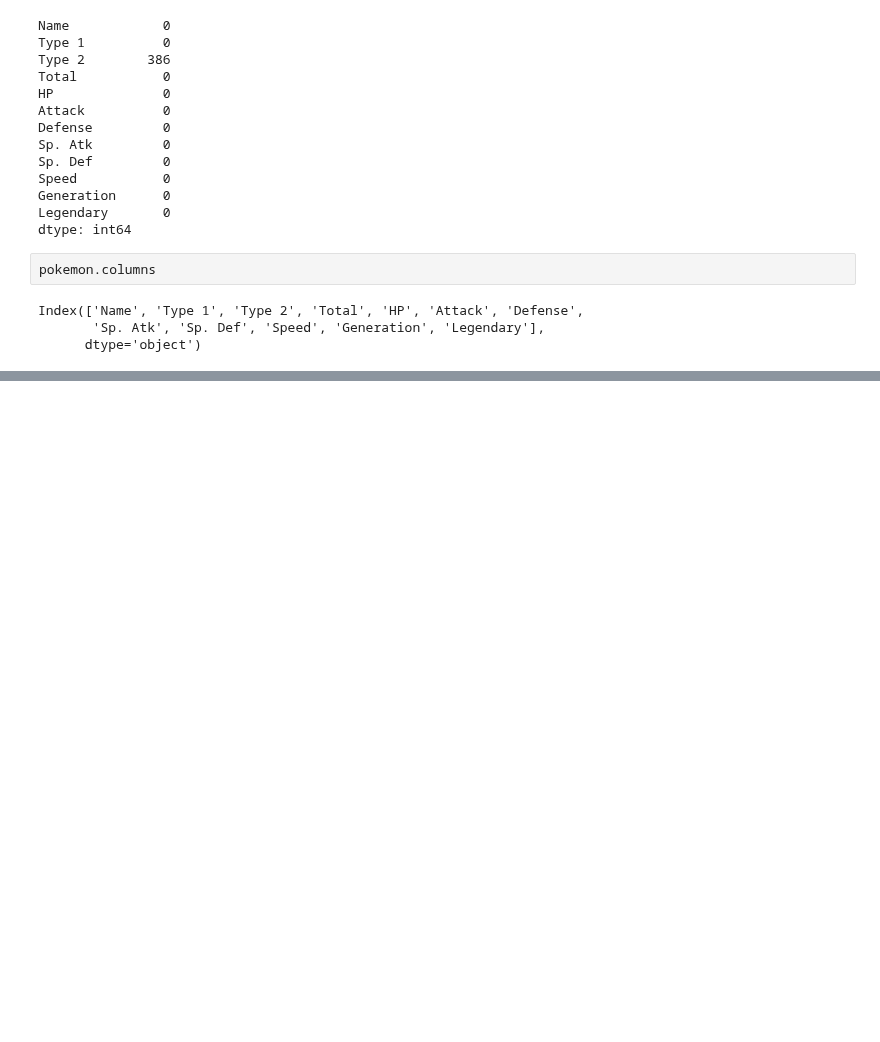
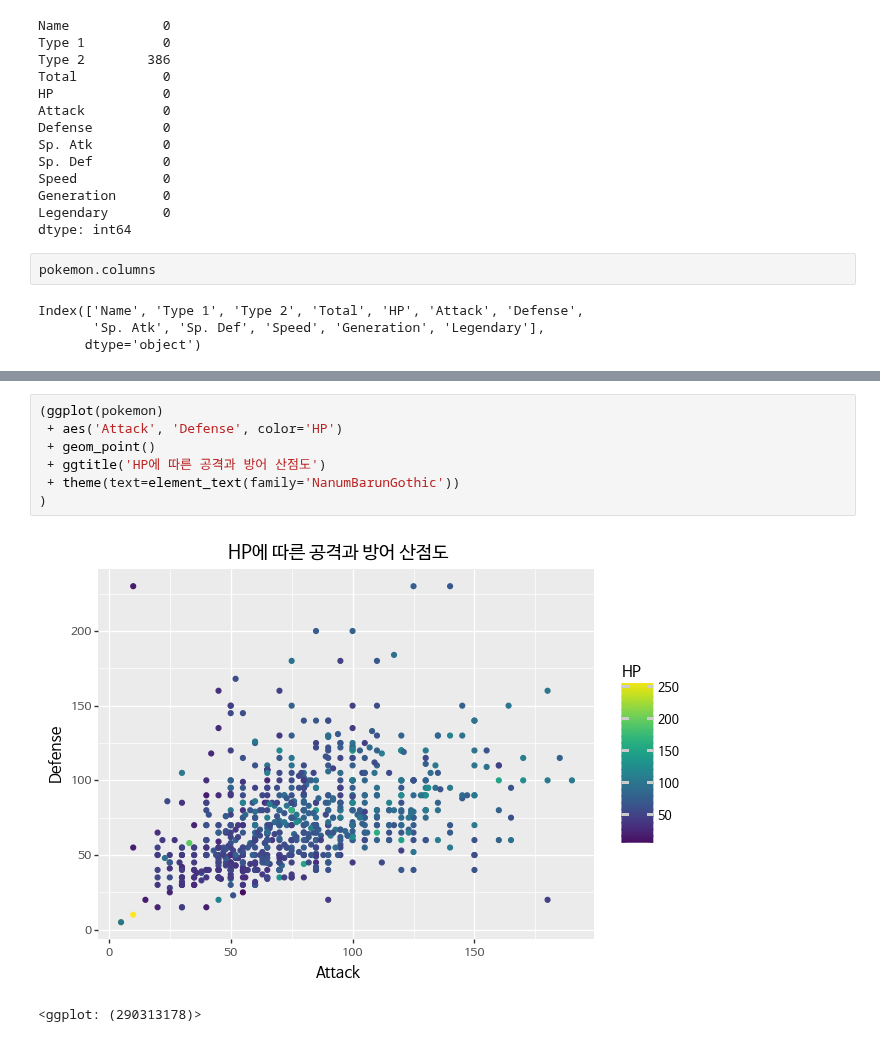
Before and after one commit to corazzon/KaggleStruggle, a Jupyter notebook: pokemon/pokemon_plotnine.ipynb, the cells around one changed output, grey strips where cells are left out. Drawn from its saved outputs; the diff is of its cells as text; blank space fills up the shorter version.

```diff
--- a/pokemon/pokemon_plotnine.ipynb
+++ b/pokemon/pokemon_plotnine.ipynb
@@ -100,0 +111,10 @@ Index(['Name', 'Type 1', 'Type 2', 'Total', 'HP', 'Attack', 'Defense',
+# %%
+(ggplot(pokemon)
+ + aes('Attack', 'Defense', color='HP')
+ + geom_point()
+ + ggtitle('HP에 따른 공격과 방어 산점도')
+ + theme(text=element_text(family='NanumBarunGothic'))
+)
+# %% [output]
+[figure, added]
+<ggplot: (290313178)>
```
Also changed, not shown: parts of 3 cells of this notebook.
